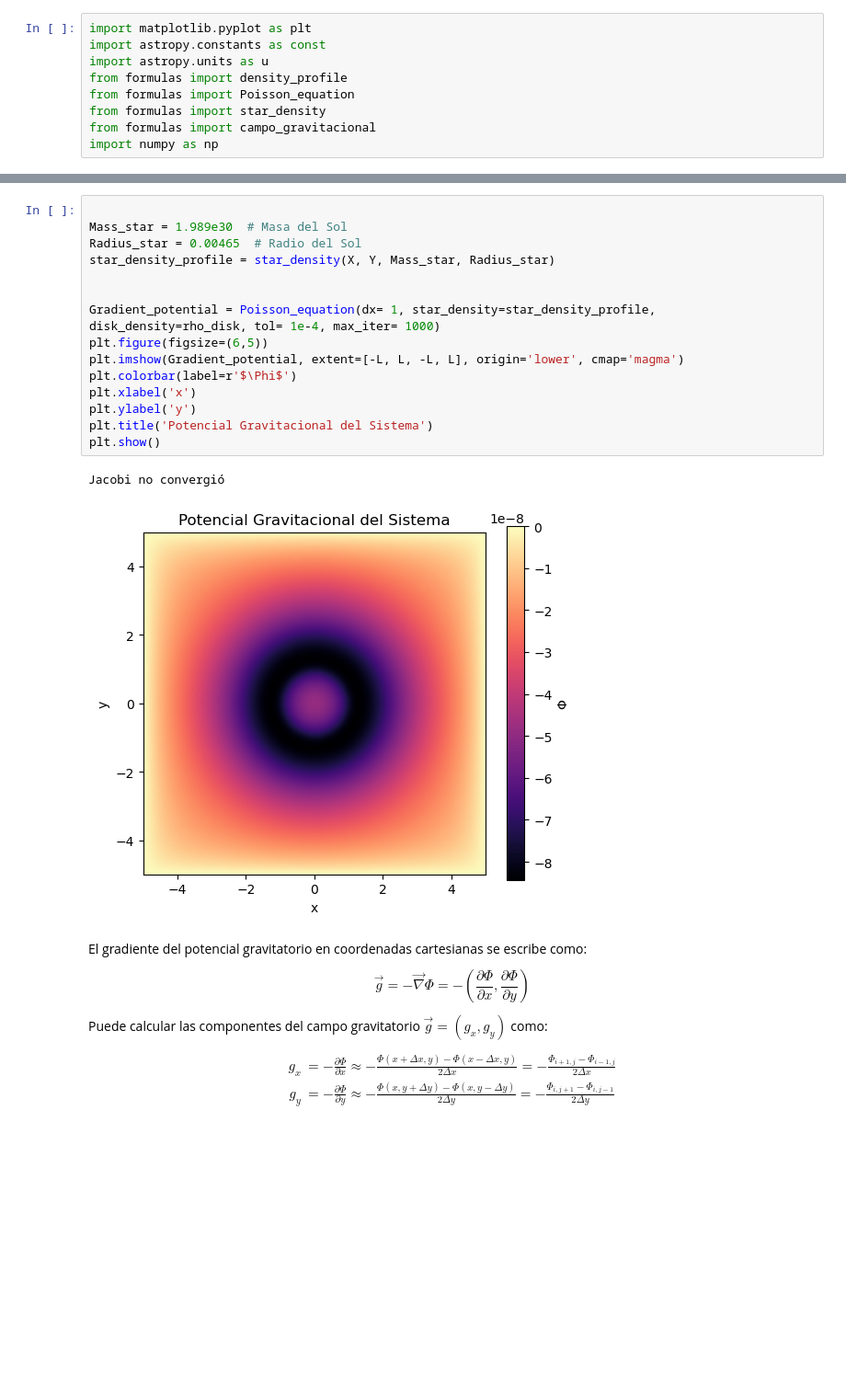
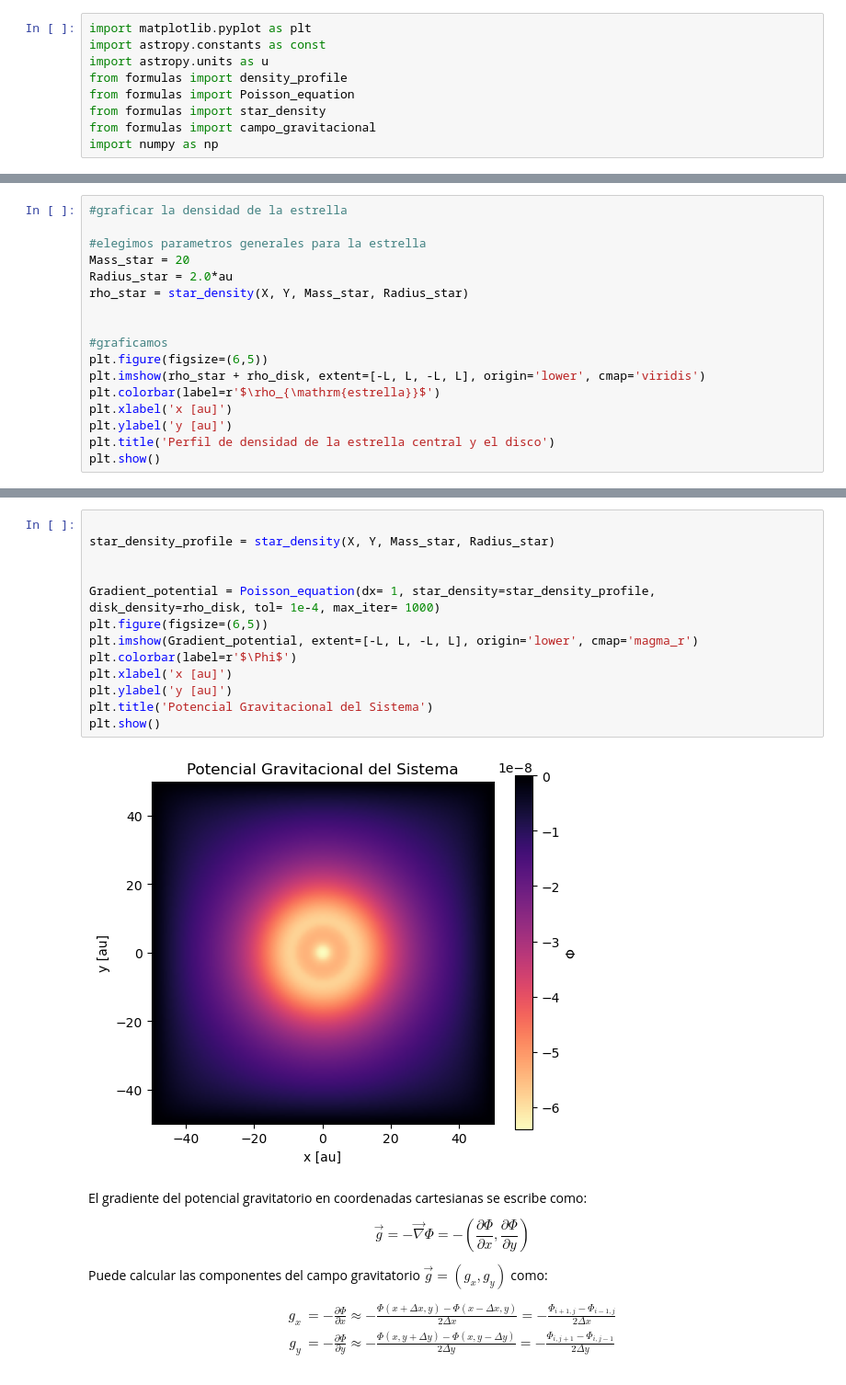
Before and after one commit to arc10132/Proyecto-Fisica-Computacional-4, a Jupyter notebook: Discos_Protoplanetarios.ipynb, the cells around one changed output, grey strips where cells are left out. Shown at 92% size. Drawn from its saved outputs; the diff is of its cells as text; blank space fills up the shorter version.

Commit message:
Cambios en Discos_protoplanetarios.ipynb, implementacion de funcion second_law y test de rk4 de archivo temporal function_and_rk4.py aun no 100% funcionales

```diff
--- a/Discos_Protoplanetarios.ipynb
+++ b/Discos_Protoplanetarios.ipynb
@@ -38,0 +47,17 @@ plt.show()
+# %%
+#graficar la densidad de la estrella
+
+#elegimos parametros generales para la estrella
+Mass_star = 20
+Radius_star = 2.0*au
+rho_star = star_density(X, Y, Mass_star, Radius_star)
+
+
+#graficamos
+plt.figure(figsize=(6,5))
+plt.imshow(rho_star + rho_disk, extent=[-L, L, -L, L], origin='lower', cmap='viridis')
+plt.colorbar(label=r'$\rho_{\mathrm{estrella}}$')
+plt.xlabel('x [au]')
+plt.ylabel('y [au]')
+plt.title('Perfil de densidad de la estrella central y el disco')
+plt.show()
@@ -39,21 +66,18 @@ plt.show()
 # %%
 
-Mass_star = 1.989e30  # Masa del Sol
-Radius_star = 0.00465  # Radio del Sol
 star_density_profile = star_density(X, Y, Mass_star, Radius_star)
 
 
 Gradient_potential = Poisson_equation(dx= 1, star_density=star_density_profile, disk_density=rho_disk, tol= 1e-4, max_iter= 1000)
 plt.figure(figsize=(6,5))
-plt.imshow(Gradient_potential, extent=[-L, L, -L, L], origin='lower', cmap='magma')
+plt.imshow(Gradient_potential, extent=[-L, L, -L, L], origin='lower', cmap='magma_r')
 plt.colorbar(label=r'$\Phi$')
-plt.xlabel('x')
-plt.ylabel('y')
+plt.xlabel('x [au]')
+plt.ylabel('y [au]')
 plt.title('Potencial Gravitacional del Sistema')
 plt.show()
 # %% [output]
-Jacobi no convergió
-[figure, old version]
+[figure, new version]
 # %% [markdown]
 El gradiente del potencial gravitatorio en coordenadas cartesianas se escribe como:
 
```
Also changed, not shown: parts of 11 cells of this notebook, 2 other files.
